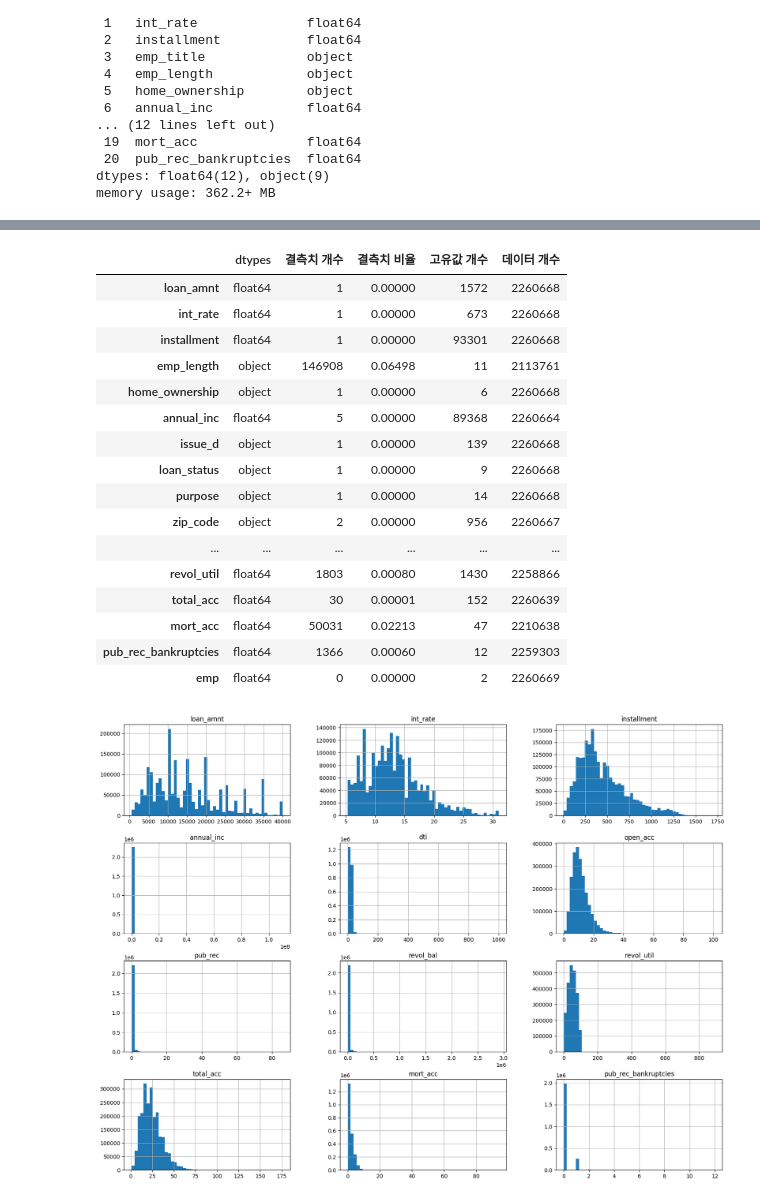
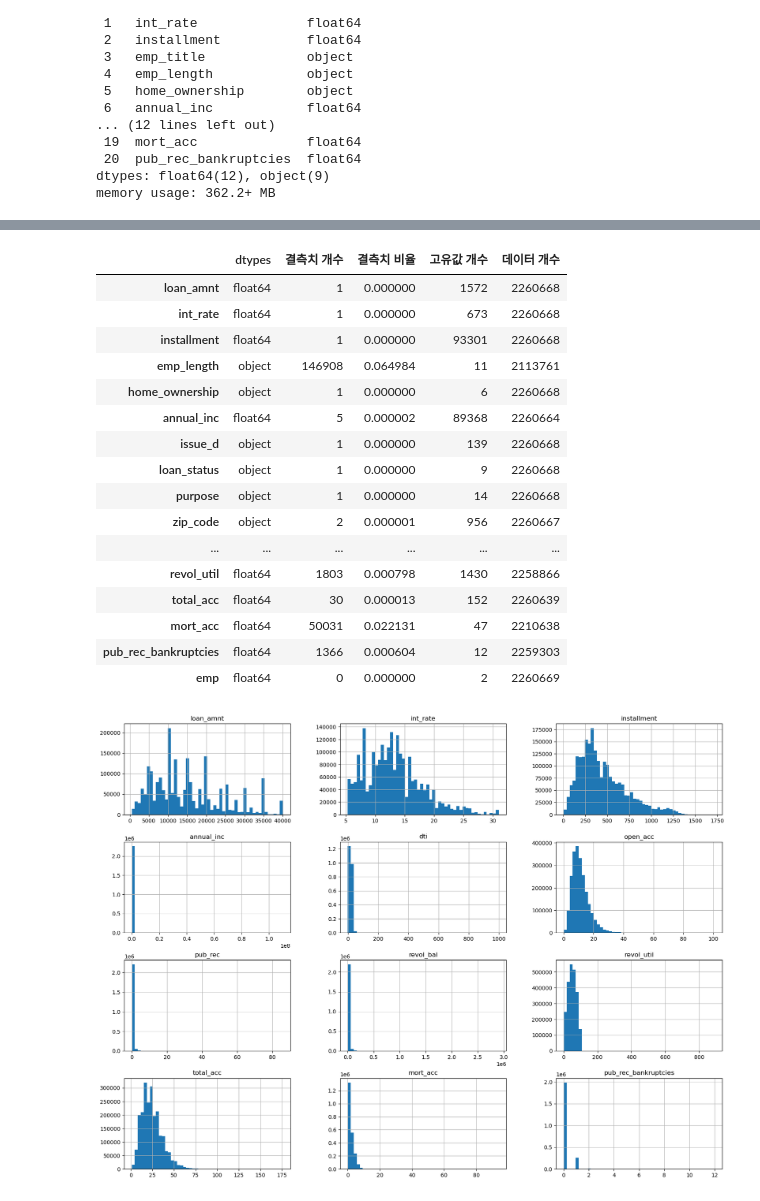
Before and after one commit to jiyoungeeeeeeeeeeeeeeeeeeeee/MLOps, a Jupyter notebook: train.ipynb, the cells around one changed output, grey strips where cells are left out. Drawn from its saved outputs; the diff is of its cells as text; code cells hidden in the pictures.

```diff
--- a/train.ipynb
+++ b/train.ipynb
@@ -73,34 +73,33 @@ data.describe().T\
 # %%
 def summary(df):
     sum = pd.DataFrame(df.dtypes, columns=['dtypes'])
     sum['결측치 개수'] = df.isna().sum()
     sum['결측치 비율'] = (df.isna().sum())/len(df)
     sum['고유값 개수'] = df.nunique().values
     sum['데이터 개수'] = df.count().values
 
 
     return sum
 
-#summary(data).style.background_gradient(cmap='Blues')
-summary(data)
+summary(data).style.background_gradient(cmap='Blues')
 # %% [output]
 |  | dtypes | 결측치 개수 | 결측치 비율 | 고유값 개수 | 데이터 개수 |
-| loan_amnt | float64 | 1 | 0.00000 | 1572 | 2260668 |
-| int_rate | float64 | 1 | 0.00000 | 673 | 2260668 |
-| installment | float64 | 1 | 0.00000 | 93301 | 2260668 |
-| emp_length | object | 146908 | 0.06498 | 11 | 2113761 |
-| home_ownership | object | 1 | 0.00000 | 6 | 2260668 |
-| annual_inc | float64 | 5 | 0.00000 | 89368 | 2260664 |
-| issue_d | object | 1 | 0.00000 | 139 | 2260668 |
-| loan_status | object | 1 | 0.00000 | 9 | 2260668 |
-| purpose | object | 1 | 0.00000 | 14 | 2260668 |
-| zip_code | object | 2 | 0.00000 | 956 | 2260667 |
+| loan_amnt | float64 | 1 | 0.000000 | 1572 | 2260668 |
+| int_rate | float64 | 1 | 0.000000 | 673 | 2260668 |
+| installment | float64 | 1 | 0.000000 | 93301 | 2260668 |
+| emp_length | object | 146908 | 0.064984 | 11 | 2113761 |
+| home_ownership | object | 1 | 0.000000 | 6 | 2260668 |
+| annual_inc | float64 | 5 | 0.000002 | 89368 | 2260664 |
+| issue_d | object | 1 | 0.000000 | 139 | 2260668 |
+| loan_status | object | 1 | 0.000000 | 9 | 2260668 |
+| purpose | object | 1 | 0.000000 | 14 | 2260668 |
+| zip_code | object | 2 | 0.000001 | 956 | 2260667 |
 | ... | ... | ... | ... | ... | ... |
-| revol_util | float64 | 1803 | 0.00080 | 1430 | 2258866 |
-| total_acc | float64 | 30 | 0.00001 | 152 | 2260639 |
-| mort_acc | float64 | 50031 | 0.02213 | 47 | 2210638 |
-| pub_rec_bankruptcies | float64 | 1366 | 0.00060 | 12 | 2259303 |
-| emp | float64 | 0 | 0.00000 | 2 | 2260669 |
+| revol_util | float64 | 1803 | 0.000798 | 1430 | 2258866 |
+| total_acc | float64 | 30 | 0.000013 | 152 | 2260639 |
+| mort_acc | float64 | 50031 | 0.022131 | 47 | 2210638 |
+| pub_rec_bankruptcies | float64 | 1366 | 0.000604 | 12 | 2259303 |
+| emp | float64 | 0 | 0.000000 | 2 | 2260669 |
 # %%
 import matplotlib.pyplot as plt
 import seaborn as sns
```
Also changed, not shown: parts of 3 cells of this notebook.
